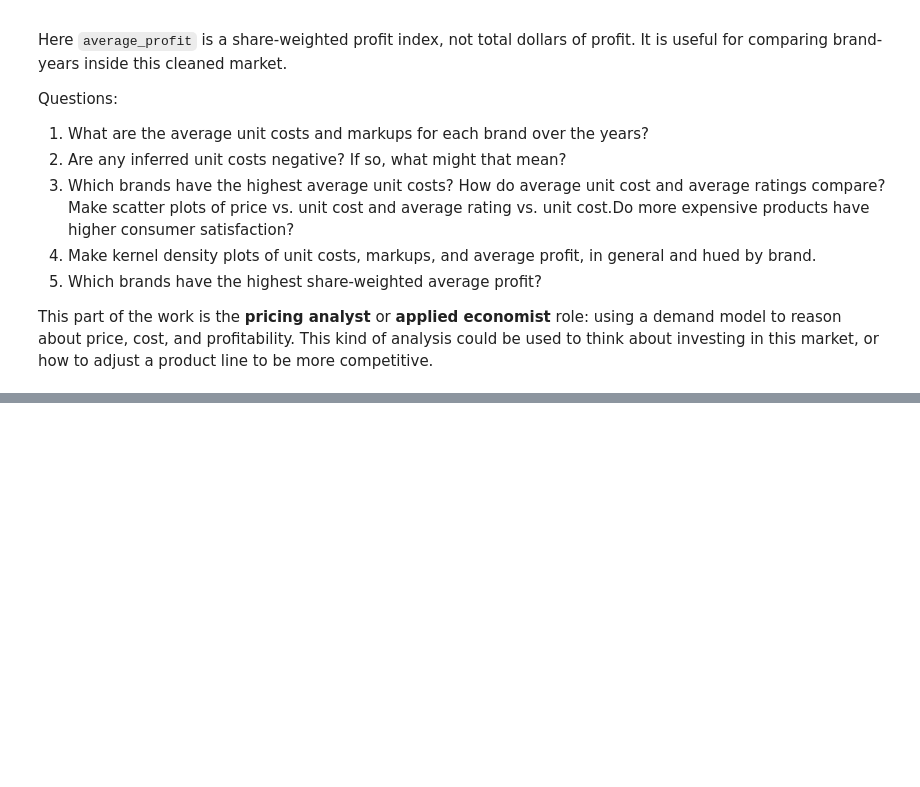
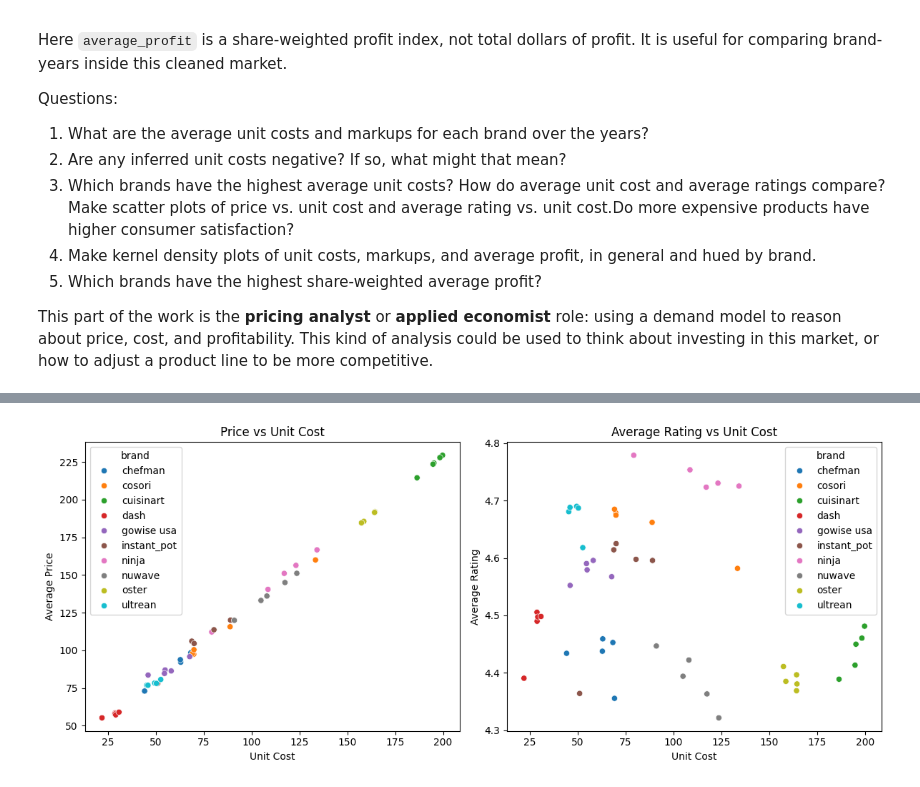
Before and after one commit to namithatholasi/undergrad_ml_assignments, a Jupyter notebook: Demand_Estimation_Lab_Notebook3_PricingAnalyst.ipynb, the cells around one changed output, grey strips where cells are left out. Cells and saved outputs as stored; diff of their text form; code cells hidden in the pictures; blank space fills up the shorter version.

```diff
--- a/Demand_Estimation_Lab_Notebook3_PricingAnalyst.ipynb
+++ b/Demand_Estimation_Lab_Notebook3_PricingAnalyst.ipynb
@@ -104,0 +118,82 @@ This part of the work is the **pricing analyst** or **applied economist** role:
+# %%
+import pandas as pd
+import matplotlib.pyplot as plt
+import seaborn as sns
+from sklearn.linear_model import LinearRegression
+from sklearn.metrics import r2_score
+
+df = pd.read_csv('./undergrad_ml_assignments/demand_est_project/air_fryers_clean_brand_year.csv')
+
+#Re-running regression
+y = df["log_brand_share"]
+
+brand_dummies = pd.get_dummies(df["brand"],
+                               prefix="brand", drop_first=True, dtype=int)
+year_dummies = pd.get_dummies(df["year"].astype(str),
+                              prefix="year", drop_first=True, dtype=int)
+
+feature_cols = [
+    "compact_share", "dual_basket_share", "oven_style_share",
+    "rotisserie_share", "window_share"
+]
+
+X = pd.concat(
+    [df[["avg_price", "avg_rating"] + feature_cols],
+     brand_dummies, year_dummies],
+    axis=1,
+)
+
+model = LinearRegression()
+model.fit(X, y)
+
+predicted_log_share = model.predict(X)
+
+coef_table = pd.DataFrame({"feature": X.columns, "coefficient": model.coef_})
+price_coef = coef_table.loc[coef_table["feature"] == "avg_price", "coefficient"].iloc[0]
+
+#Compute pricing variables
+results = df.copy()
+results["predicted_log_share"] = predicted_log_share
+results["demand_slope"] = price_coef * results["brand_share"] * (1 - results["brand_share"])
+results["unit_cost"] = results["avg_price"] + results["brand_share"] / results["demand_slope"]
+results["markup"] = results["avg_price"] - results["unit_cost"]
+results["average_profit"] = results["brand_share"] * results["markup"]
+
+#Average unit costs and markups by brand
+brand_stats = results.groupby("brand")[["unit_cost", "markup", "average_profit"]].mean()
+brand_stats
+
+#Scatter plots
+fig, axes = plt.subplots(1, 2, figsize=(12, 5))
+
+sns.scatterplot(data=results, x="unit_cost", y="avg_price", hue="brand", ax=axes[0])
+axes[0].set_title("Price vs Unit Cost")
+axes[0].set_xlabel("Unit Cost")
+axes[0].set_ylabel("Average Price")
+
+sns.scatterplot(data=results, x="unit_cost", y="avg_rating", hue="brand", ax=axes[1])
+axes[1].set_title("Average Rating vs Unit Cost")
+axes[1].set_xlabel("Unit Cost")
+axes[1].set_ylabel("Average Rating")
+
+plt.tight_layout()
+plt.savefig("scatter_plots.png")
+plt.show()
+
+#KDE plots
+fig, axes = plt.subplots(1, 3, figsize=(15, 5))
+
+sns.kdeplot(data=results, x="unit_cost", hue="brand", ax=axes[0])
+axes[0].set_title("Unit Cost by Brand")
+
+sns.kdeplot(data=results, x="markup", hue="brand", ax=axes[1])
+axes[1].set_title("Markup by Brand")
+
+sns.kdeplot(data=results, x="average_profit", hue="brand", ax=axes[2])
+axes[2].set_title("Average Profit by Brand")
+
+plt.tight_layout()
+plt.savefig("kde_plots.png")
+plt.show()
+# %% [output]
+[figure, added]
```
Also changed, not shown: parts of 5 cells of this notebook.
